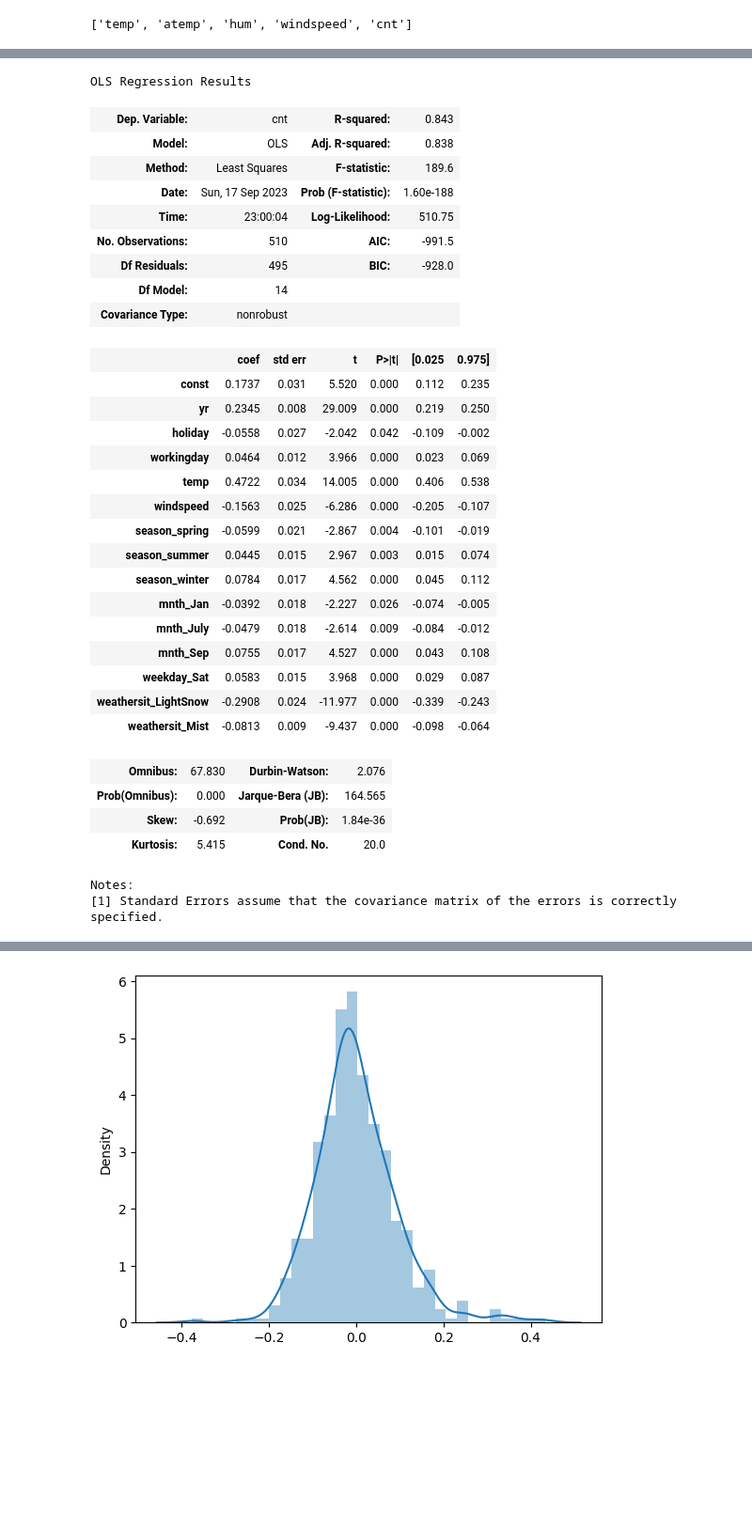
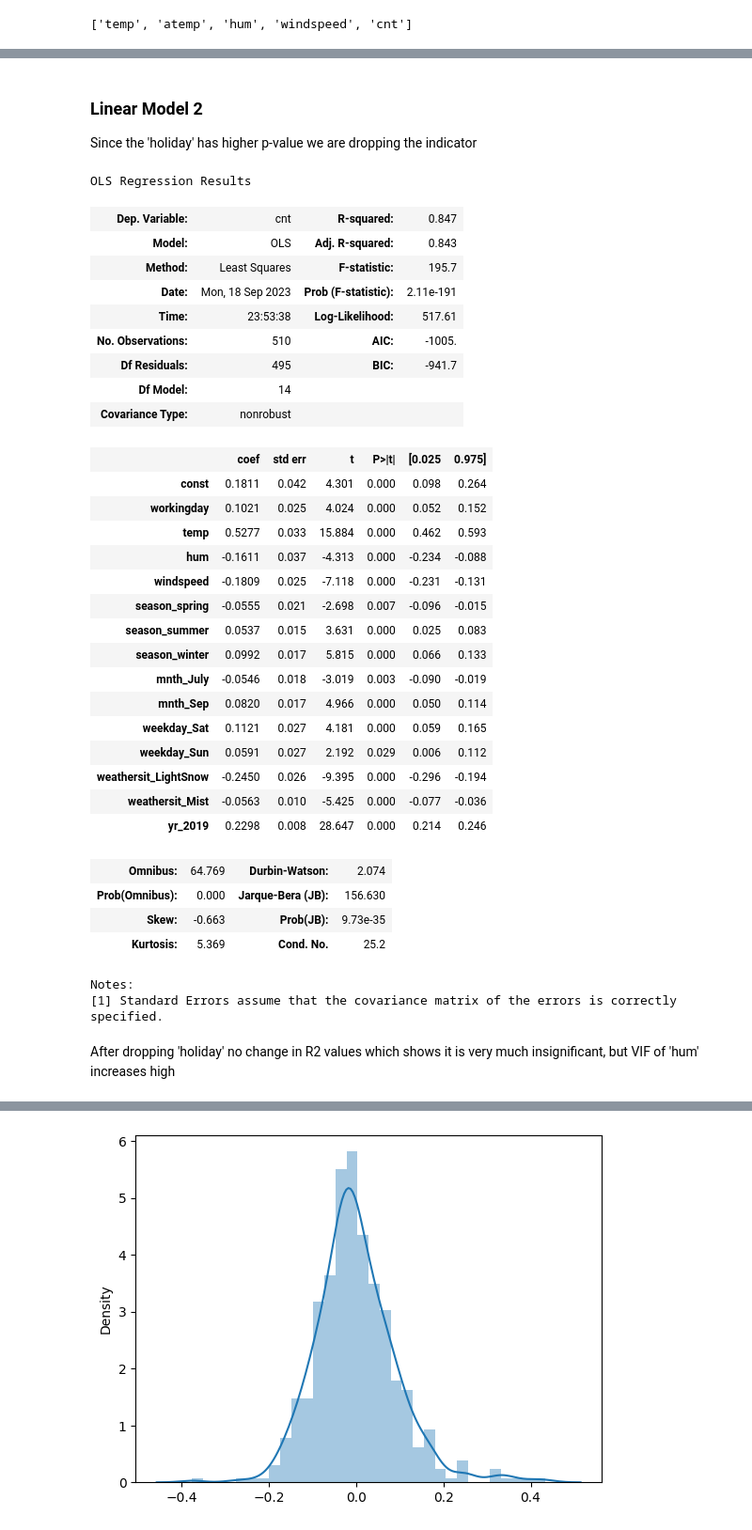
Before and after one commit to Jithendrian/LinearRegressionAssignment, a Jupyter notebook: BikeSharingAssignment_Jithendrian.ipynb, the cells around one changed output, grey strips where cells are left out. Shown at 94% size. Drawn from its saved outputs; the diff is of its cells as text; code cells hidden in the pictures; blank space fills up the shorter version.

```diff
--- a/BikeSharingAssignment_Jithendrian.ipynb
+++ b/BikeSharingAssignment_Jithendrian.ipynb
@@ -39,34 +193,36 @@ def season_map(x):
     dictionary = {1:'spring', 2:'summer', 3:'fall', 4:'winter'}
     return dictionary[x]
 
-import calendar
-# Defining the day map function
+#Below commented code can be used for avoiding hardcoded weekdays
+'''
 day_dictionary = {}
 for i in range(7):
     day_dictionary[i] = calendar.day_name[i-1]
+'''
 
+# Defining the day map function
 def day_map(x):
     #global day_dictionary
     day_dictionary = {0:'Sun',1:'Mon',2:'Tue',3:'Wed',4:'Thu',5:'Fri',6:'Sat'}
     return day_dictionary[x]
 
-#Defining month map function
+
+#Below commented code can be used for avoiding hardcoded months
+'''
 month_dictionary = {}
 for i in range(1, 13):
     month_dictionary[i] = calendar.month_name[i]
-
+'''
+#Defining month map function
 def month_map(x):
     #global month_dictionary
     #This is to take only first 3 characters for easy representation
-    month_dictionary = {1:'Jan',2:'Feb',3:'Mar',4:'Apr',5:'May',6:'June',7:'July',8:'Aug',9:'Sep',10:'Oct',11:'Nov',12:'Dec'}
+    month_dictionary = {1:'Jan',2:'Feb',3:'Mar',4:'Apr',5:'May',6:'Jun',7:'July',8:'Aug',9:'Sep',10:'Oct',11:'Nov',12:'Dec'}
     return month_dictionary[x]
 
 def year_map(x):
     year_dictionary = {0: '2018', 1:'2019'}
     return year_dictionary[x]
-
-indicators = ['season', 'mnth', 'weekday','weathersit']
-maps = [season_map, month_map, day_map, weather_map]
 # %%
 # Applying the function to the housing list
 '''
@@ -76,5 +232,7 @@ bike['weekday'] = bike['weekday'].apply(day_map)
 bike['mnth'] = bike['mnth'].apply(month_map)
 bike['yr'] = bike['yr'].apply(year_map)
 '''
+indicators = ['season', 'mnth', 'weekday','weathersit', 'yr']
+maps = [season_map, month_map, day_map, weather_map, year_map]
 for i in range(len(indicators)):
     bike[indicators[i]] = bike[indicators[i]].apply(maps[i])
@@ -345,40 +713,46 @@ vif
+# %% [markdown]
+### Linear Model 2
+
+Since the 'holiday' has higher p-value we are dropping the indicator
 # %%
-X_train_rfe_m1 = X_train_rfe.drop(["hum"], axis = 1)
+X_train_rfe_m1 = X_train_rfe.drop(["holiday"], axis = 1)
 X_train_rfe_m1_lm, X_train_rfe_m1, lm = modelling(X_train_rfe_m1)
 lm.summary()
 # %% [output]
 OLS Regression Results
-| Dep. Variable: | cnt | R-squared: | 0.843 |
-| Model: | OLS | Adj. R-squared: | 0.838 |
-| Method: | Least Squares | F-statistic: | 189.6 |
-| Date: | Sun, 17 Sep 2023 | Prob (F-statistic): | 1.60e-188 |
-| Time: | 23:00:04 | Log-Likelihood: | 510.75 |
-| No. Observations: | 510 | AIC: | -991.5 |
-| Df Residuals: | 495 | BIC: | -928.0 |
+| Dep. Variable: | cnt | R-squared: | 0.847 |
+| Model: | OLS | Adj. R-squared: | 0.843 |
+| Method: | Least Squares | F-statistic: | 195.7 |
+| Date: | Mon, 18 Sep 2023 | Prob (F-statistic): | 2.11e-191 |
+| Time: | 23:53:38 | Log-Likelihood: | 517.61 |
+| No. Observations: | 510 | AIC: | -1005. |
+| Df Residuals: | 495 | BIC: | -941.7 |
 | Df Model: | 14 |  |  |
 | Covariance Type: | nonrobust |  |  |
 |  | coef | std err | t | P>|t| | [0.025 | 0.975] |
-| const | 0.1737 | 0.031 | 5.520 | 0.000 | 0.112 | 0.235 |
-| yr | 0.2345 | 0.008 | 29.009 | 0.000 | 0.219 | 0.250 |
-| holiday | -0.0558 | 0.027 | -2.042 | 0.042 | -0.109 | -0.002 |
-| workingday | 0.0464 | 0.012 | 3.966 | 0.000 | 0.023 | 0.069 |
-| temp | 0.4722 | 0.034 | 14.005 | 0.000 | 0.406 | 0.538 |
-| windspeed | -0.1563 | 0.025 | -6.286 | 0.000 | -0.205 | -0.107 |
-| season_spring | -0.0599 | 0.021 | -2.867 | 0.004 | -0.101 | -0.019 |
-| season_summer | 0.0445 | 0.015 | 2.967 | 0.003 | 0.015 | 0.074 |
-| season_winter | 0.0784 | 0.017 | 4.562 | 0.000 | 0.045 | 0.112 |
-| mnth_Jan | -0.0392 | 0.018 | -2.227 | 0.026 | -0.074 | -0.005 |
-| mnth_July | -0.0479 | 0.018 | -2.614 | 0.009 | -0.084 | -0.012 |
-| mnth_Sep | 0.0755 | 0.017 | 4.527 | 0.000 | 0.043 | 0.108 |
-| weekday_Sat | 0.0583 | 0.015 | 3.968 | 0.000 | 0.029 | 0.087 |
-| weathersit_LightSnow | -0.2908 | 0.024 | -11.977 | 0.000 | -0.339 | -0.243 |
-| weathersit_Mist | -0.0813 | 0.009 | -9.437 | 0.000 | -0.098 | -0.064 |
+| const | 0.1811 | 0.042 | 4.301 | 0.000 | 0.098 | 0.264 |
+| workingday | 0.1021 | 0.025 | 4.024 | 0.000 | 0.052 | 0.152 |
+| temp | 0.5277 | 0.033 | 15.884 | 0.000 | 0.462 | 0.593 |
+| hum | -0.1611 | 0.037 | -4.313 | 0.000 | -0.234 | -0.088 |
+| windspeed | -0.1809 | 0.025 | -7.118 | 0.000 | -0.231 | -0.131 |
+| season_spring | -0.0555 | 0.021 | -2.698 | 0.007 | -0.096 | -0.015 |
+| season_summer | 0.0537 | 0.015 | 3.631 | 0.000 | 0.025 | 0.083 |
+| season_winter | 0.0992 | 0.017 | 5.815 | 0.000 | 0.066 | 0.133 |
+| mnth_July | -0.0546 | 0.018 | -3.019 | 0.003 | -0.090 | -0.019 |
+| mnth_Sep | 0.0820 | 0.017 | 4.966 | 0.000 | 0.050 | 0.114 |
+| weekday_Sat | 0.1121 | 0.027 | 4.181 | 0.000 | 0.059 | 0.165 |
+| weekday_Sun | 0.0591 | 0.027 | 2.192 | 0.029 | 0.006 | 0.112 |
+| weathersit_LightSnow | -0.2450 | 0.026 | -9.395 | 0.000 | -0.296 | -0.194 |
+| weathersit_Mist | -0.0563 | 0.010 | -5.425 | 0.000 | -0.077 | -0.036 |
+| yr_2019 | 0.2298 | 0.008 | 28.647 | 0.000 | 0.214 | 0.246 |
-| Omnibus: | 67.830 | Durbin-Watson: | 2.076 |
-| Prob(Omnibus): | 0.000 | Jarque-Bera (JB): | 164.565 |
-| Skew: | -0.692 | Prob(JB): | 1.84e-36 |
-| Kurtosis: | 5.415 | Cond. No. | 20.0 |
+| Omnibus: | 64.769 | Durbin-Watson: | 2.074 |
+| Prob(Omnibus): | 0.000 | Jarque-Bera (JB): | 156.630 |
+| Skew: | -0.663 | Prob(JB): | 9.73e-35 |
+| Kurtosis: | 5.369 | Cond. No. | 25.2 |
 Notes:
 [1] Standard Errors assume that the covariance matrix of the errors is correctly specified.
+# %% [markdown]
+After dropping 'holiday' no change in R2 values which shows it is very much insignificant, but VIF of 'hum' increases high
 # %%
 vif = calculate_vif(X_train_rfe_m1)
 vif
```
Also changed, not shown: parts of 111 cells of this notebook.
